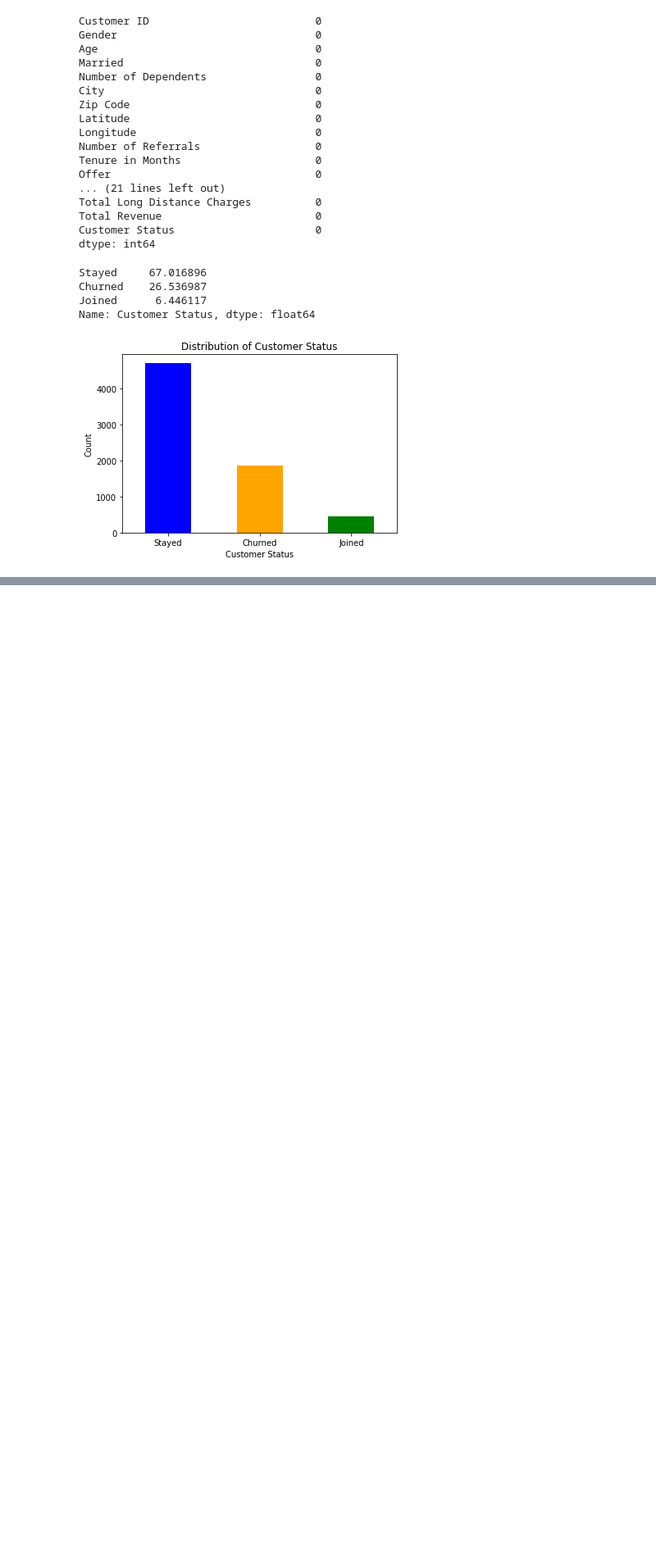
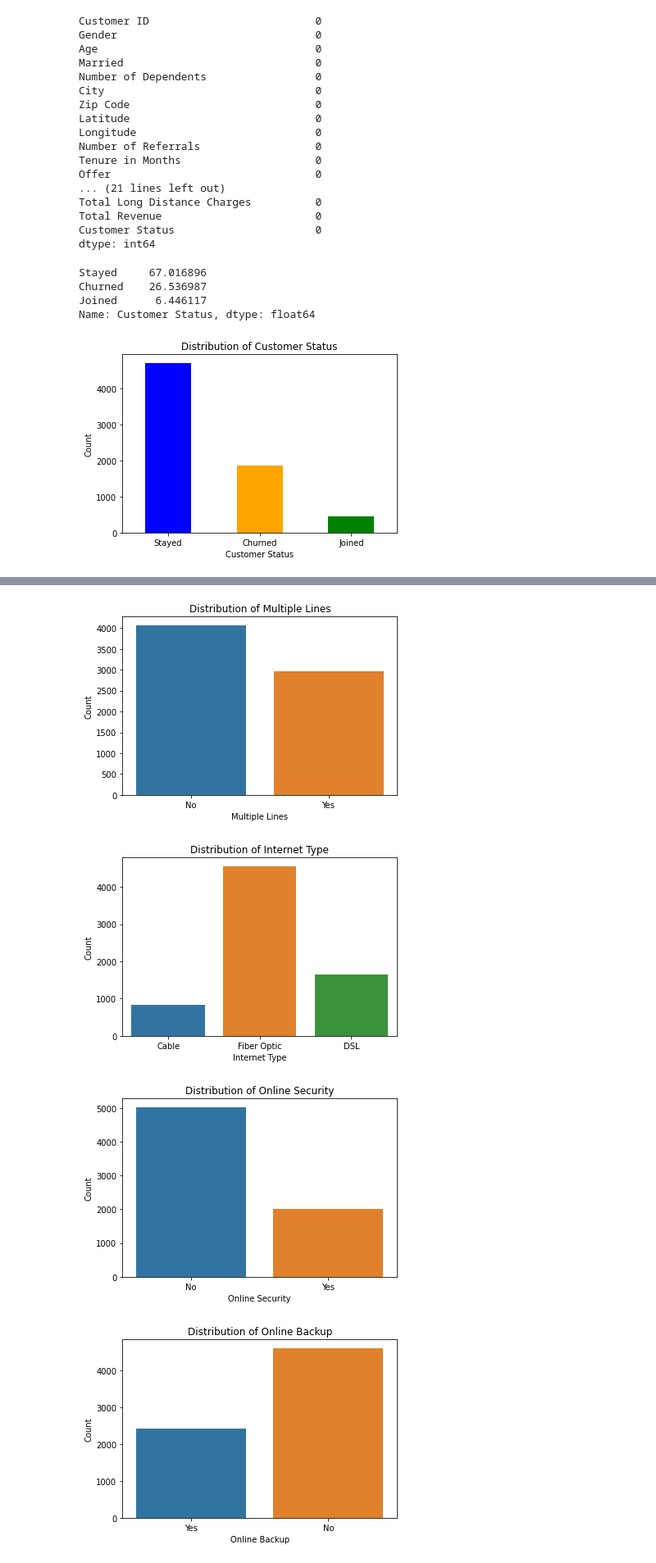
Before and after one commit to farhan-aziz06/Cutomer-Churn-Prediction, a Jupyter notebook: Customer Churn.ipynb, the cells around one changed output, grey strips where cells are left out. Shown at 82% size. Saved outputs shown, nothing was run; the diff lists cells and outputs as text; code cells hidden in the pictures; blank space fills up the shorter version.

```diff
--- a/Customer Churn.ipynb
+++ b/Customer Churn.ipynb
@@ -310,0 +469,17 @@ plt.show()
+# %%
+categorical_columns= ['Multiple Lines', 'Internet Type', 'Online Security', 'Online Backup',
+                               'Device Protection Plan', 'Premium Tech Support', 'Streaming TV',
+                               'Streaming Movies', 'Streaming Music', 'Unlimited Data']
+
+# Loop through each column and plot countplot
+for col in categorical_columns:
+    sns.countplot(x=col, data=df)
+    plt.title(f'Distribution of {col}')
+    plt.xlabel(col)
+    plt.ylabel('Count')
+    plt.show()
+# %% [output]
+[figure, added]
+[figure, added]
+[figure, added]
+[figure, added]
```
Also changed, not shown: parts of 27 cells of this notebook.
